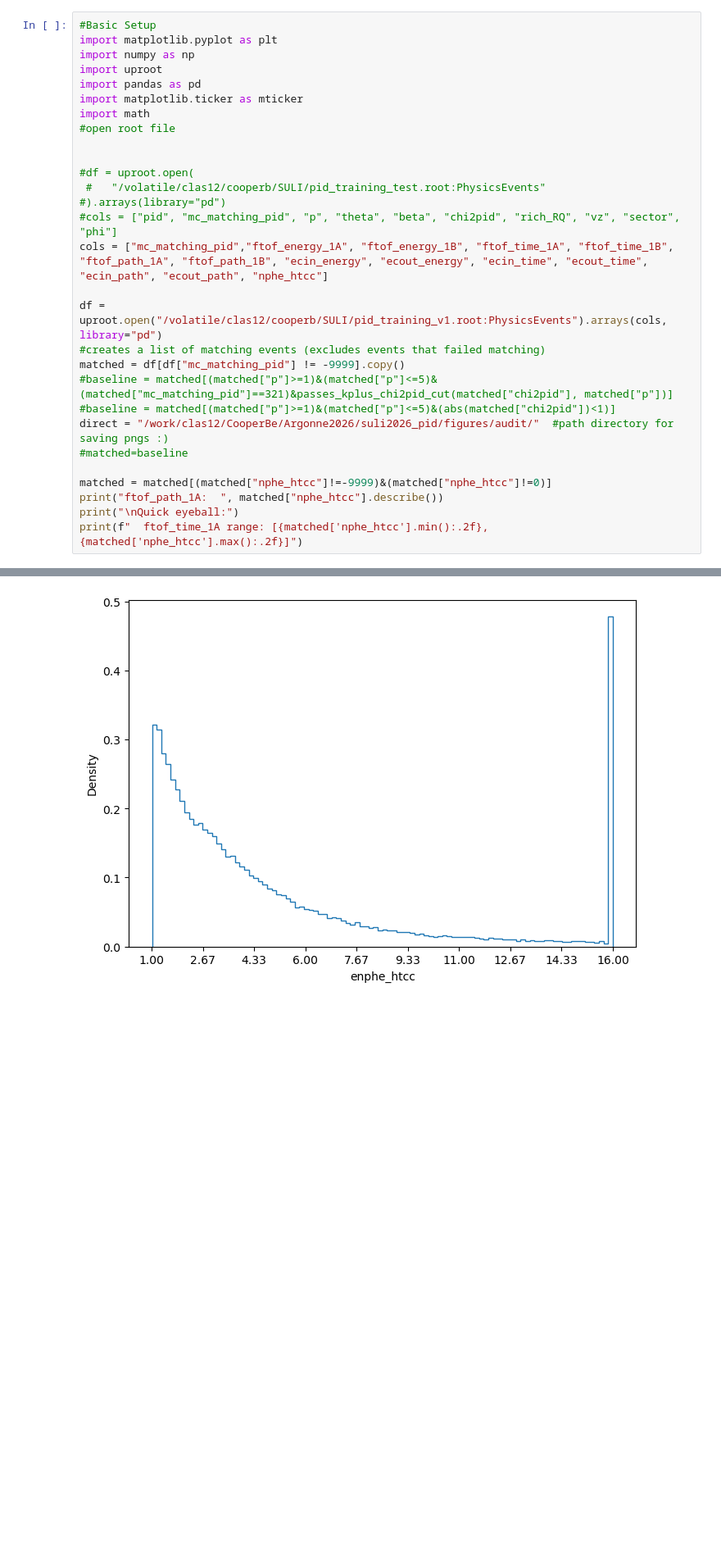
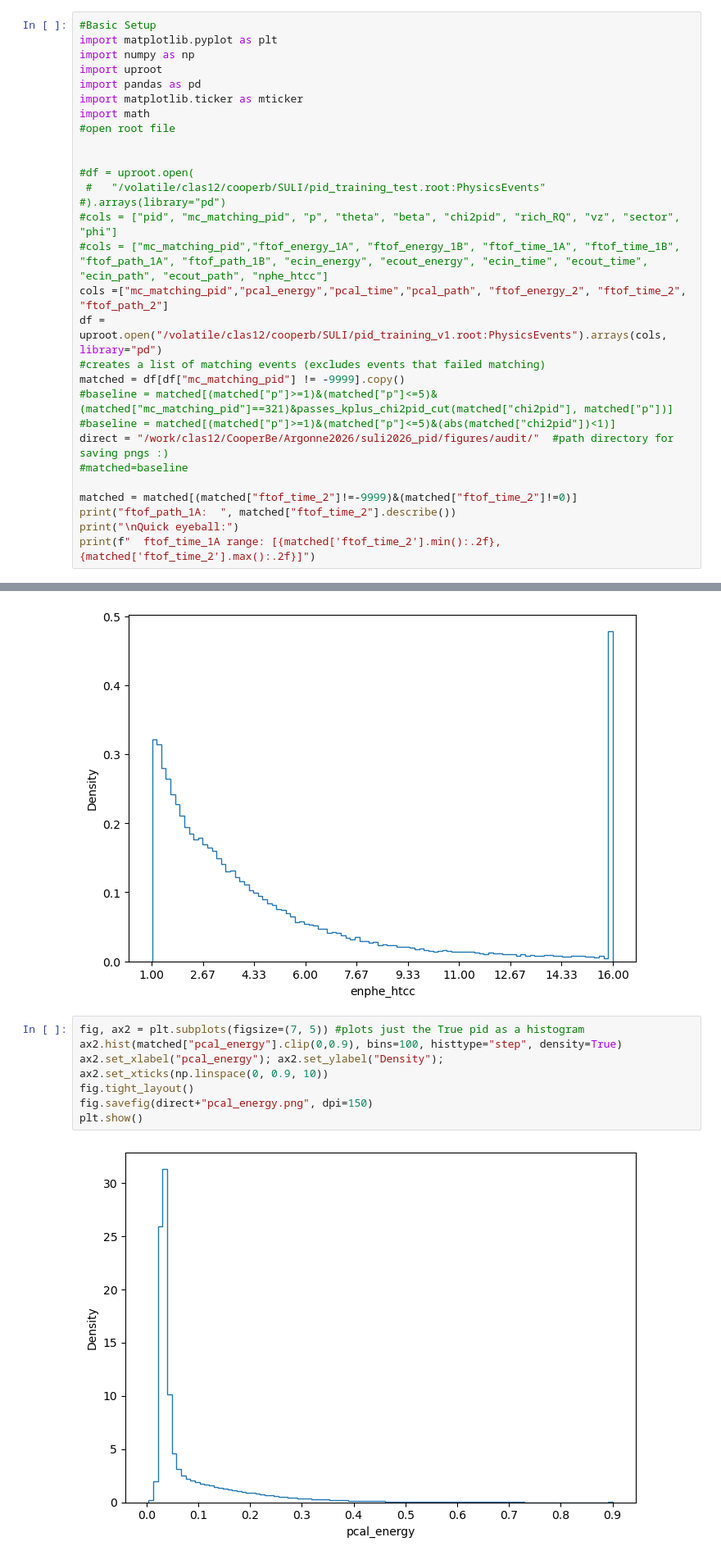
Before and after one commit to mariakzurek/suli2026_pid, a Jupyter notebook: notebooks/Audit.ipynb, the cells around one changed output, grey strips where cells are left out. Shown at 82% size. Cells and saved outputs as stored; diff of their text form; blank space fills up the shorter version.

```diff
--- a/notebooks/Audit.ipynb
+++ b/notebooks/Audit.ipynb
@@ -13,8 +13,8 @@ import math
  #   "/volatile/clas12/cooperb/SULI/pid_training_test.root:PhysicsEvents"
 #).arrays(library="pd")
 #cols = ["pid", "mc_matching_pid", "p", "theta", "beta", "chi2pid", "rich_RQ", "vz", "sector", "phi"]
-cols = ["mc_matching_pid","ftof_energy_1A", "ftof_energy_1B", "ftof_time_1A", "ftof_time_1B", "ftof_path_1A", "ftof_path_1B", "ecin_energy", "ecout_energy", "ecin_time", "ecout_time", "ecin_path", "ecout_path", "nphe_htcc"]
-
+#cols = ["mc_matching_pid","ftof_energy_1A", "ftof_energy_1B", "ftof_time_1A", "ftof_time_1B", "ftof_path_1A", "ftof_path_1B", "ecin_energy", "ecout_energy", "ecin_time", "ecout_time", "ecin_path", "ecout_path", "nphe_htcc"]
+cols =["mc_matching_pid","pcal_energy","pcal_time","pcal_path", "ftof_energy_2", "ftof_time_2", "ftof_path_2"]
 df = uproot.open("/volatile/clas12/cooperb/SULI/pid_training_v1.root:PhysicsEvents").arrays(cols, library="pd")
 #creates a list of matching events (excludes events that failed matching)
 matched = df[df["mc_matching_pid"] != -9999].copy()
@@ -23,8 +23,8 @@ matched = df[df["mc_matching_pid"] != -9999].copy()
 direct = "/work/clas12/CooperBe/Argonne2026/suli2026_pid/figures/audit/"  #path directory for saving pngs :)
 #matched=baseline
 
-matched = matched[(matched["nphe_htcc"]!=-9999)&(matched["nphe_htcc"]!=0)]
-print("ftof_path_1A:  ", matched["nphe_htcc"].describe())
+matched = matched[(matched["ftof_time_2"]!=-9999)&(matched["ftof_time_2"]!=0)]
+print("ftof_path_1A:  ", matched["ftof_time_2"].describe())
 print("\nQuick eyeball:")
-print(f"  ftof_time_1A range: [{matched['nphe_htcc'].min():.2f}, {matched['nphe_htcc'].max():.2f}]")
+print(f"  ftof_time_1A range: [{matched['ftof_time_2'].min():.2f}, {matched['ftof_time_2'].max():.2f}]")
 # %% [output]
@@ -229,3 +229,13 @@ fig.savefig(direct+"nphe_htcc.png", dpi=150)
 plt.show()
 # %% [output]
 [figure]
+# %%
+fig, ax2 = plt.subplots(figsize=(7, 5)) #plots just the True pid as a histogram
+ax2.hist(matched["pcal_energy"].clip(0,0.9), bins=100, histtype="step", density=True)
+ax2.set_xlabel("pcal_energy"); ax2.set_ylabel("Density");
+ax2.set_xticks(np.linspace(0, 0.9, 10))
+fig.tight_layout()
+fig.savefig(direct+"pcal_energy.png", dpi=150)
+plt.show()
+# %% [output]
+[figure, added]
```
Also changed, not shown: parts of 6 cells of this notebook, 50 other files.
